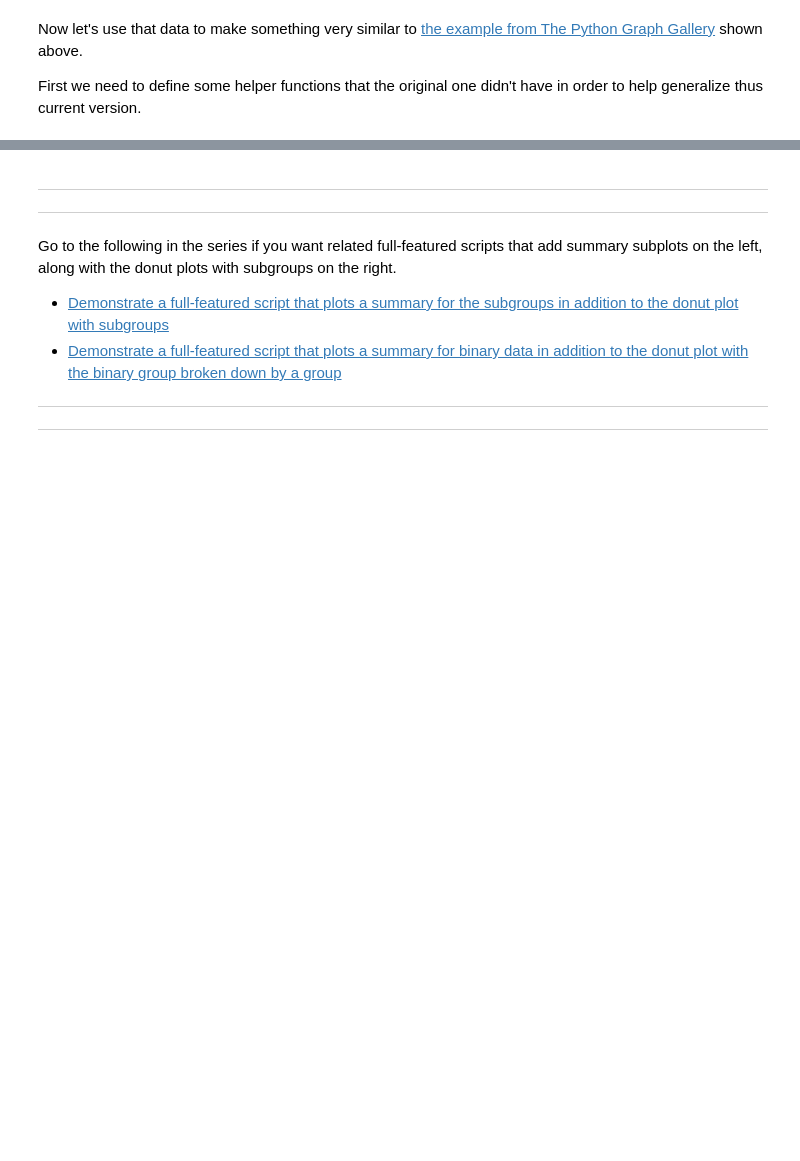
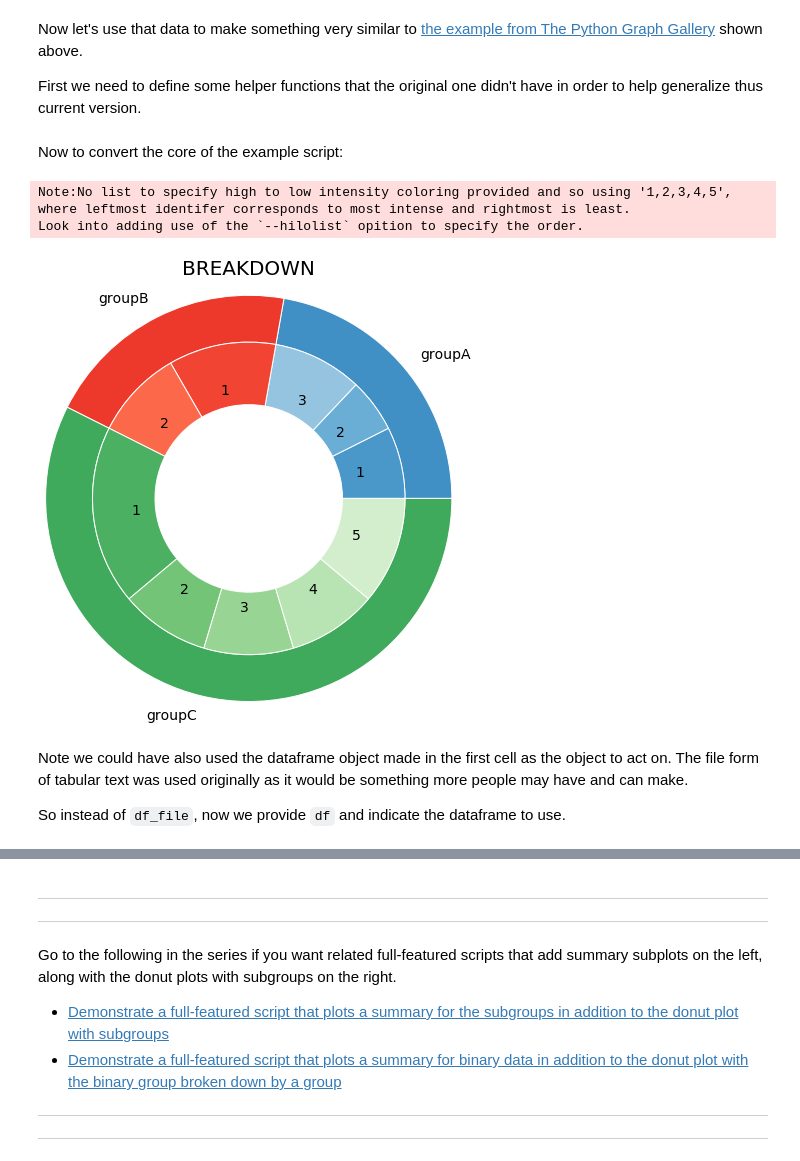
Before and after one commit to fomightez/donut_plots_with_subgroups, a Jupyter notebook: demo_basics_from_df.ipynb, the cells around one changed output, grey strips where cells are left out. Drawn from its saved outputs; the diff is of its cells as text; code cells hidden in the pictures; blank space fills up the shorter version.

```diff
--- a/demo_basics_from_df.ipynb
+++ b/demo_basics_from_df.ipynb
@@ -217 +233,3 @@ Now to covert most of the part of the example script:
+# %% [markdown]
+Now to convert the core of the example script:
 # %%
@@ -354 +356,12 @@ else:
     return ax
+# %%
+a = donut_plot_with_subgroups_from_dataframe(df_file="data.tsv", groups_col="group",subgroups_col ="subgroup",sort_on_subgroup_name=True);
+# %% [output]
+Note:No list to specify high to low intensity coloring provided and so using '1,2,3,4,5',
+where leftmost identifer corresponds to most intense and rightmost is least.
+Look into adding use of the `--hilolist` opition to specify the order.
+[figure, added]
+# %% [markdown]
+Note we could have also used the dataframe object made in the first cell as the object to act on. The file form of tabular text was used originally as it would be something more people may have and can make.
+
+So instead of `df_file`, now we provide `df` and indicate the dataframe to use.
```
Also changed, not shown: parts of 27 cells of this notebook.
